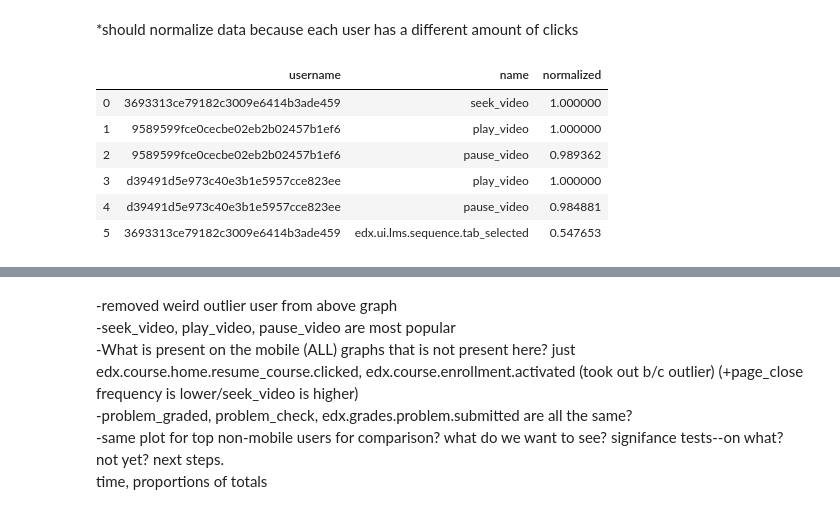
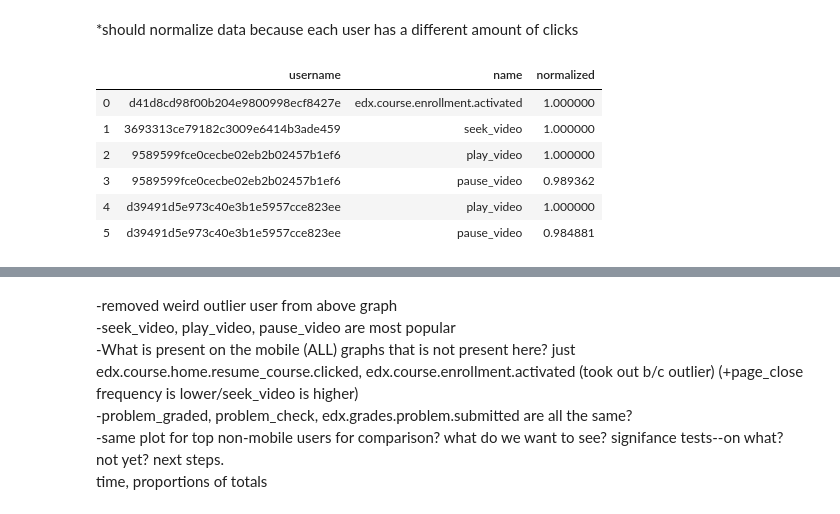
Before and after one commit to jyoonkim/Test, a Jupyter notebook: user_device_hb.ipynb, the cells around one changed output, grey strips where cells are left out. Drawn from its saved outputs; the diff is of its cells as text; code cells hidden in the pictures.

```diff
--- a/user_device_hb.ipynb
+++ b/user_device_hb.ipynb
@@ -479,28 +436,24 @@ plt.show()
 *should normalize data because each user has a different amount of clicks
 # %%
 #TODO : rewrite normalize function so that its based on the user min/max, not total min/max
-def normalize_data_users(raw_data):
-    x_scaled = raw_data.assign(values=raw_data.groupby('username').transform(lambda x: (x - x.min()) / (x.max()- x.min())))
-    return (x_scaled)
-
 top_users_normalized_df = normalize_data_users(top_users_count)
 top_users_normalized_df.columns = ['username', 'name', 'normalized']
 top_users_normalized_df.head(6)
 
 #remove very small occurences
 for count in range(len(top_users_normalized_df)):
     if top_users_normalized_df['normalized'][count] < 0.05:
         top_users_normalized_df = top_users_normalized_df.drop(labels = [count], axis = 0)
 
 top_users_normalized_df.head(6)
 # %% [output]
 |  | username | name | normalized |
-| 0 | 3693313ce79182c3009e6414b3ade459 | seek_video | 1.000000 |
-| 1 | 9589599fce0cecbe02eb2b02457b1ef6 | play_video | 1.000000 |
-| 2 | 9589599fce0cecbe02eb2b02457b1ef6 | pause_video | 0.989362 |
-| 3 | d39491d5e973c40e3b1e5957cce823ee | play_video | 1.000000 |
-| 4 | d39491d5e973c40e3b1e5957cce823ee | pause_video | 0.984881 |
-| 5 | 3693313ce79182c3009e6414b3ade459 | edx.ui.lms.sequence.tab_selected | 0.547653 |
+| 0 | d41d8cd98f00b204e9800998ecf8427e | edx.course.enrollment.activated | 1.000000 |
+| 1 | 3693313ce79182c3009e6414b3ade459 | seek_video | 1.000000 |
+| 2 | 9589599fce0cecbe02eb2b02457b1ef6 | play_video | 1.000000 |
+| 3 | 9589599fce0cecbe02eb2b02457b1ef6 | pause_video | 0.989362 |
+| 4 | d39491d5e973c40e3b1e5957cce823ee | play_video | 1.000000 |
+| 5 | d39491d5e973c40e3b1e5957cce823ee | pause_video | 0.984881 |
 # %%
 #make a horizontal bar plot with side by side data
 plt.figure(figsize=(10,5))
```
Also changed, not shown: parts of 14 cells of this notebook, 4 other files.
